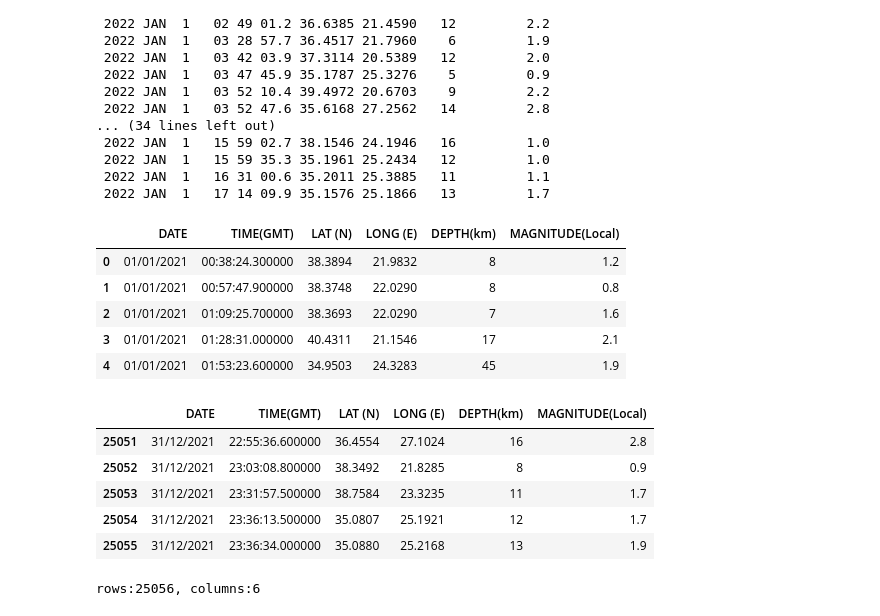
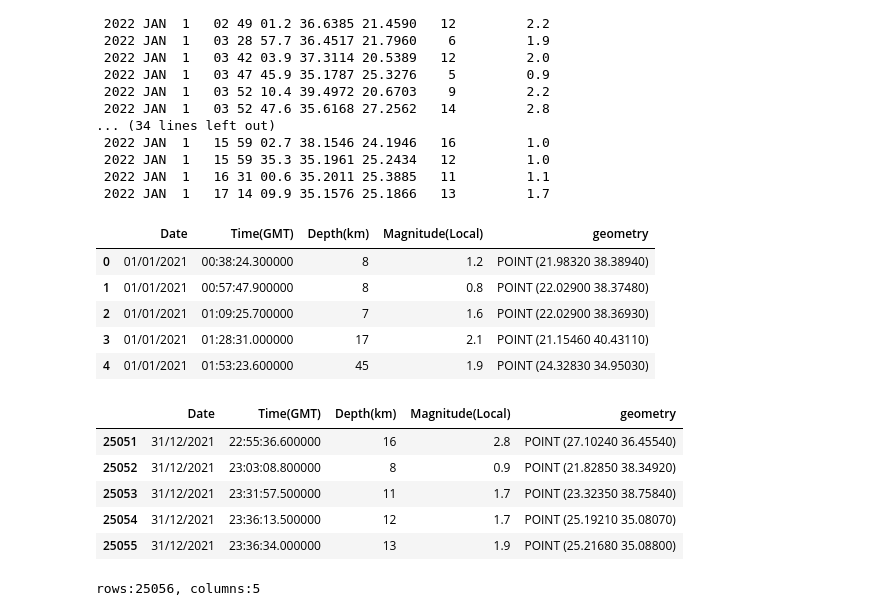
Before and after one commit to MarKo-ctrl/QuakeMapper, a Jupyter notebook: QuakeMapping.ipynb, the cells around one changed output. Saved outputs shown, nothing was run; the diff lists cells and outputs as text; code cells hidden in the pictures.

```diff
--- a/QuakeMapping.ipynb
+++ b/QuakeMapping.ipynb
@@ -89,41 +96,46 @@ def to_depth(line):
     return [int(d) for d in depths]
 # %%
-def to_magnitude(line):
+def to_magnitude(text):
     magn_re = re.compile(r'([\d.]+)$', flags = re.MULTILINE)
-    magns = magn_re.findall(line)
+    magns = magn_re.findall(text)
     return [float(m) for m in magns]
+# %%
+def create_points(lst):
+    lon = to_longitude(''.join(lst))
+    lat = to_latitude(''.join(lst))
+    return [Point(lon[i], lat[i]) for i in range(len(lon))]
 # %%
 def text2df(filename):
     '''
     '''
     with open(filename, 'r', encoding='UTF-8') as f:
         lines = '\n'.join(f.readlines())
-        return pd.DataFrame({'DATE': to_date(lines),
-                               'TIME(GMT)': to_time(lines),
-                               'LAT (N)': to_latitude(lines),
-                               'LONG (E)': to_longitude(lines),
-                               'DEPTH(km)': to_depth(lines),
-                               'MAGNITUDE(Local)': to_magnitude(lines)})
+        d = {'Date': to_date(lines),
+             'Time(GMT)': to_time(lines),
+             'Depth(km)': to_depth(lines),
+             'Magnitude(Local)': to_magnitude(lines),
+             'geometry': create_points(lines)}
+        return gpd.GeoDataFrame(d, crs="EPSG:4326")
 # %%
 # from text lines to pandas (Geo)DataFrame...
-eques_df_2021 = text2df('Data/CAT2021.TXT')
-eques_df_2022 = text2df('Data/CAT2022.TXT')
+eques_gdf_2021 = text2df('Data/CAT2021.TXT')
+eques_gdf_2022 = text2df('Data/CAT2022.TXT')
 # %%
-eques_df_2021.head()
-eques_df_2021.tail()
-print(f"rows:{eques_df_2021.shape[0]}, columns:{eques_df_2021.shape[1]}")
+eques_gdf_2021.head()
+eques_gdf_2021.tail()
+print(f"rows:{eques_gdf_2021.shape[0]}, columns:{eques_gdf_2021.shape[1]}")
 # %% [output]
-|  | DATE | TIME(GMT) | LAT (N) | LONG (E) | DEPTH(km) | MAGNITUDE(Local) |
-| 0 | 01/01/2021 | 00:38:24.300000 | 38.3894 | 21.9832 | 8 | 1.2 |
-| 1 | 01/01/2021 | 00:57:47.900000 | 38.3748 | 22.0290 | 8 | 0.8 |
-| 2 | 01/01/2021 | 01:09:25.700000 | 38.3693 | 22.0290 | 7 | 1.6 |
-| 3 | 01/01/2021 | 01:28:31.000000 | 40.4311 | 21.1546 | 17 | 2.1 |
-| 4 | 01/01/2021 | 01:53:23.600000 | 34.9503 | 24.3283 | 45 | 1.9 |
+|  | Date | Time(GMT) | Depth(km) | Magnitude(Local) | geometry |
+| 0 | 01/01/2021 | 00:38:24.300000 | 8 | 1.2 | POINT (21.98320 38.38940) |
+| 1 | 01/01/2021 | 00:57:47.900000 | 8 | 0.8 | POINT (22.02900 38.37480) |
+| 2 | 01/01/2021 | 01:09:25.700000 | 7 | 1.6 | POINT (22.02900 38.36930) |
+| 3 | 01/01/2021 | 01:28:31.000000 | 17 | 2.1 | POINT (21.15460 40.43110) |
+| 4 | 01/01/2021 | 01:53:23.600000 | 45 | 1.9 | POINT (24.32830 34.95030) |
-|  | DATE | TIME(GMT) | LAT (N) | LONG (E) | DEPTH(km) | MAGNITUDE(Local) |
-| 25051 | 31/12/2021 | 22:55:36.600000 | 36.4554 | 27.1024 | 16 | 2.8 |
-| 25052 | 31/12/2021 | 23:03:08.800000 | 38.3492 | 21.8285 | 8 | 0.9 |
-| 25053 | 31/12/2021 | 23:31:57.500000 | 38.7584 | 23.3235 | 11 | 1.7 |
-| 25054 | 31/12/2021 | 23:36:13.500000 | 35.0807 | 25.1921 | 12 | 1.7 |
-| 25055 | 31/12/2021 | 23:36:34.000000 | 35.0880 | 25.2168 | 13 | 1.9 |
+|  | Date | Time(GMT) | Depth(km) | Magnitude(Local) | geometry |
+| 25051 | 31/12/2021 | 22:55:36.600000 | 16 | 2.8 | POINT (27.10240 36.45540) |
+| 25052 | 31/12/2021 | 23:03:08.800000 | 8 | 0.9 | POINT (21.82850 38.34920) |
+| 25053 | 31/12/2021 | 23:31:57.500000 | 11 | 1.7 | POINT (23.32350 38.75840) |
+| 25054 | 31/12/2021 | 23:36:13.500000 | 12 | 1.7 | POINT (25.19210 35.08070) |
+| 25055 | 31/12/2021 | 23:36:34.000000 | 13 | 1.9 | POINT (25.21680 35.08800) |
-rows:25056, columns:6
+rows:25056, columns:5
 # %%
```
Also changed, not shown: parts of 18 cells of this notebook, 2 other files.
